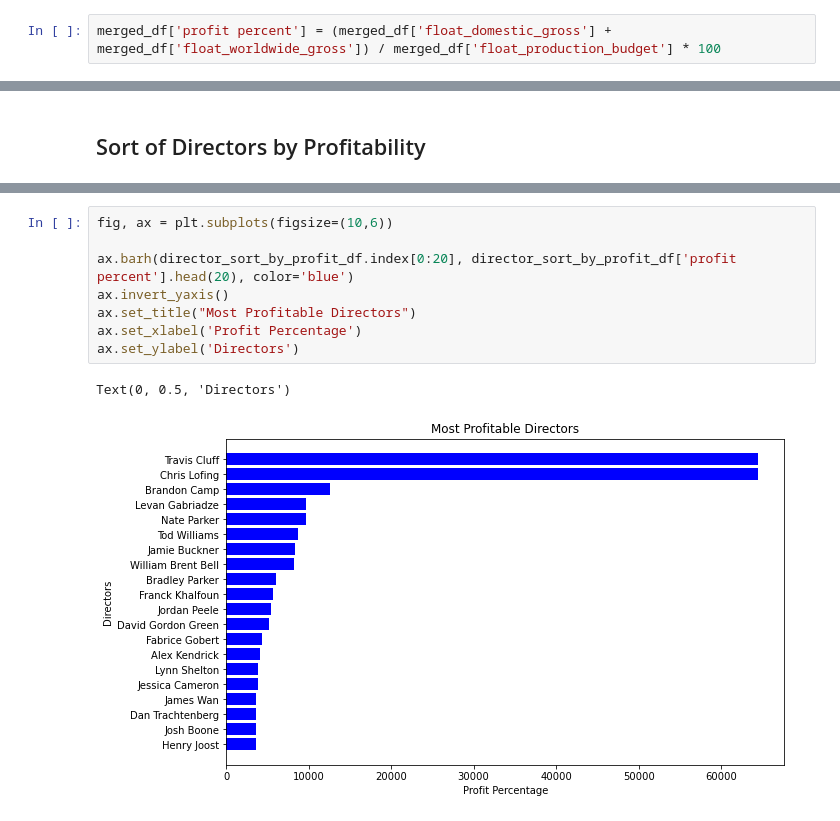
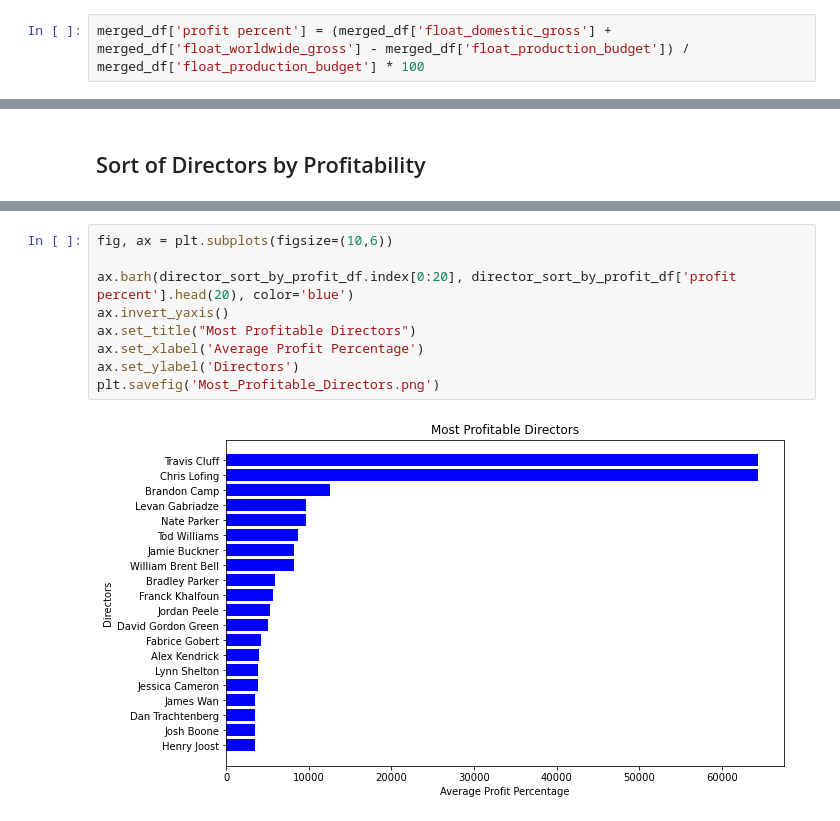
Before and after one commit to NazarMohl/FIlmStrategy, a Jupyter notebook: Study/merged_imdb_tnmoviebudgets.ipynb, the cells around one changed output, grey strips where cells are left out. Drawn from its saved outputs; the diff is of its cells as text.

```diff
--- a/Study/merged_imdb_tnmoviebudgets.ipynb
+++ b/Study/merged_imdb_tnmoviebudgets.ipynb
@@ -161,7 +161,7 @@ merged_df['float_production_budget'] = merged_df['production_budget'].replace('[
 merged_df['float_domestic_gross'] = merged_df['domestic_gross'].replace('[\$,]', '', regex=True).astype(float)
 merged_df['float_worldwide_gross'] = merged_df['worldwide_gross'].replace('[\$,]', '', regex=True).astype(float)
 # %%
-merged_df['profit percent'] = (merged_df['float_domestic_gross'] + merged_df['float_worldwide_gross']) / merged_df['float_production_budget'] * 100
+merged_df['profit percent'] = (merged_df['float_domestic_gross'] + merged_df['float_worldwide_gross'] - merged_df['float_production_budget']) / merged_df['float_production_budget'] * 100
 # %%
 merged_df.head()
 # %% [output]
@@ -309,14 +293,14 @@ director_sort_by_profit_df.head(20)
 # %%
 fig, ax = plt.subplots(figsize=(10,6))
 
 ax.barh(director_sort_by_profit_df.index[0:20], director_sort_by_profit_df['profit percent'].head(20), color='blue')
 ax.invert_yaxis()
 ax.set_title("Most Profitable Directors")
-ax.set_xlabel('Profit Percentage')
+ax.set_xlabel('Average Profit Percentage')
 ax.set_ylabel('Directors')
+plt.savefig('Most_Profitable_Directors.png')
 # %% [output]
-Text(0, 0.5, 'Directors')
-[figure, old version]
+[figure, new version]
 # %%
 fig, ax = plt.subplots(figsize=(10,6))
 
```
Also changed, not shown: parts of 23 cells of this notebook, 1 other file.
